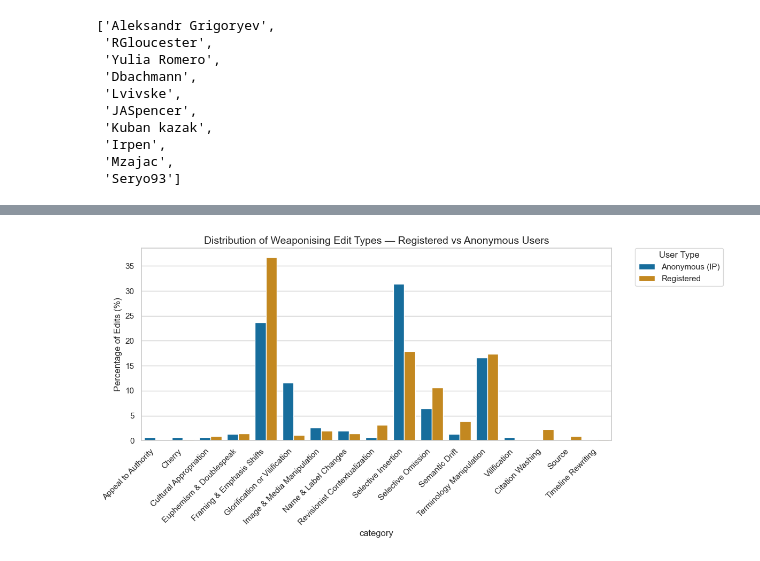
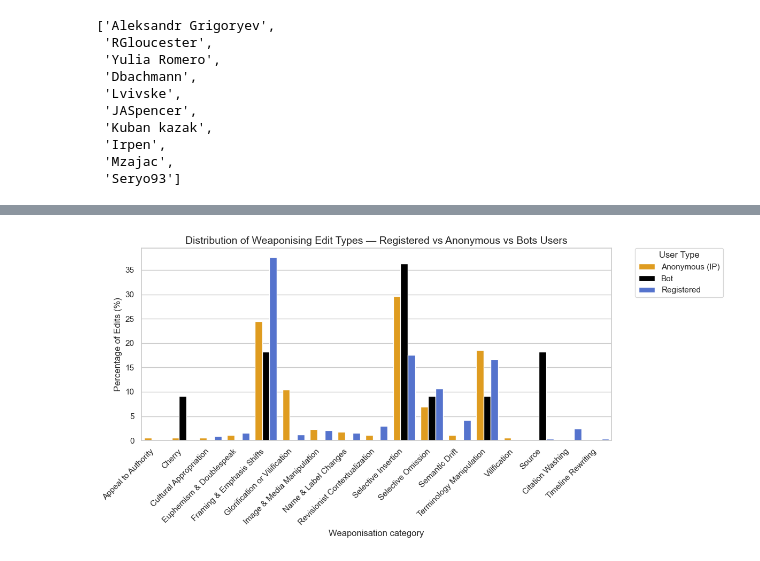
Before and after one commit to dh-epfl-students/dhlab-cultural-weaponisation-ukraine-benchmark, a Jupyter notebook: notebooks/Finegrained Analysis/maxime_fg_analysis.ipynb, the cells around one changed output, grey strips where cells are left out. Drawn from its saved outputs; the diff is of its cells as text; code cells hidden in the pictures.

```diff
--- a/notebooks/Finegrained Analysis/maxime_fg_analysis.ipynb
+++ b/notebooks/Finegrained Analysis/maxime_fg_analysis.ipynb
@@ -54,8 +48,25 @@ JASpencer               5
 Seryo93                 5
 Name: count, dtype: int64
 # %%
-df["is_anon"] = df["user"].str.contains(r"^\d{1,3}\.", na=False)
+# easy way to detected IP address
+ipv4_ipv6_pattern = (
+    r"^(?:\d{1,3}\.){3}\d{1,3}$|"  # IPv4
+    r"^(?:[A-Fa-f0-9]{0,4}:){2,7}[A-Fa-f0-9]{0,4}$"  # IPv6
+)
+
+# find what type of user a name is
+df["is_anon"] = df["user"].str.contains(ipv4_ipv6_pattern, na=False)
 df['is_bot'] = df['user'].str.contains('bot', case=False, na=False)
+
+def get_user_type(row):
+    if row["is_anon"]:
+        return "Anonymous (IP)"
+    elif row["is_bot"]:
+        return "Bot"
+    else:
+        return "Registered"
+
+df['user_type'] = df.apply(get_user_type, axis=1)
 
 all_users_data = {
     # Overall dataset size
@@ -110,47 +184,63 @@ top_users
 # %%
-# Example: ensure user_type column exists (based on previous logic)
-def get_user_type(row):
-    if any(c.isdigit() for c in row["user"].split(".") if row["user"].count(".") == 3):
-        return "Anonymous (IP)"
-    else:
-        return "Registered"
+wanna_save = False
 
-df["user_type"] = df.apply(get_user_type, axis=1)
+custom_palette = {
+    "Registered": "royalblue",
+    "Anonymous (IP)": "orange",
+    "Bot" : "black"
+}
 
-# 1️⃣ Group by user_type and classification
 class_counts = (
     df.groupby(["user_type", "category"])
     .size()
     .reset_index(name="count")
 )
 
-# 2️⃣ Normalize (to get proportions instead of raw counts)
-total_by_type = class_counts.groupby("user_type")["count"].sum().reset_index(name="total")
+total_by_type = (
+    class_counts
+    .groupby("user_type")["count"]
+    .sum()
+    .reset_index(name="total")
+)
+
 class_counts = class_counts.merge(total_by_type, on="user_type")
 class_counts["percentage"] = (class_counts["count"] / class_counts["total"]) * 100
 
-# 3️⃣ Plot comparison
-sns.set(style="whitegrid", palette="colorblind")
+# Plot
+sns.set_style("whitegrid")
 
 plt.figure(figsize=(12, 6))
 sns.barplot(
     data=class_counts,
     x="category",
     y="percentage",
-    hue="user_type"
+    hue="user_type",
+    palette=custom_palette
 )
 
-plt.title("Distribution of Weaponising Edit Types — Registered vs Anonymous Users", fontsize=14)
+plt.title(
+    "Distribution of Weaponising Edit Types — Registered vs Anonymous vs Bots Users",
+    fontsize=14
+)
 plt.ylabel("Percentage of Edits (%)")
+plt.xlabel("Weaponisation category")
 plt.xticks(rotation=45, ha="right")
+
 plt.legend(
     title="User Type",
-    bbox_to_anchor=(1.05, 1),  # (x, y) position of legend
-    loc="upper left",          # anchor point inside legend box
+    bbox_to_anchor=(1.05, 1),
+    loc="upper left",
     borderaxespad=0
 )
+
+if wanna_save:
+    plt.savefig(
+        "../../plots/Finegrained Analysis/Distribution of Weaponising Edit Types — Registered vs Anonymous vs Bots Users.png",
+        dpi=300, bbox_inches="tight"
+    )
+
 plt.tight_layout()
 plt.show()
 # %% [output]
-[figure, old version]
+[figure, new version]
 # %%
```
Also changed, not shown: parts of 9 cells of this notebook, 14 other files.
